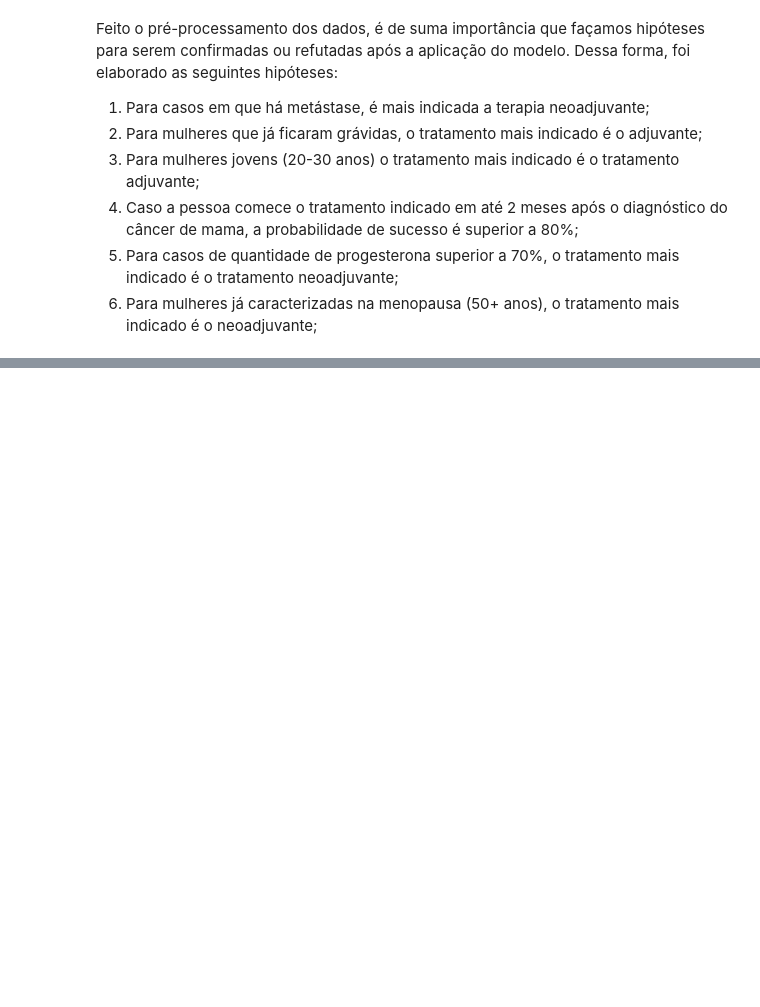
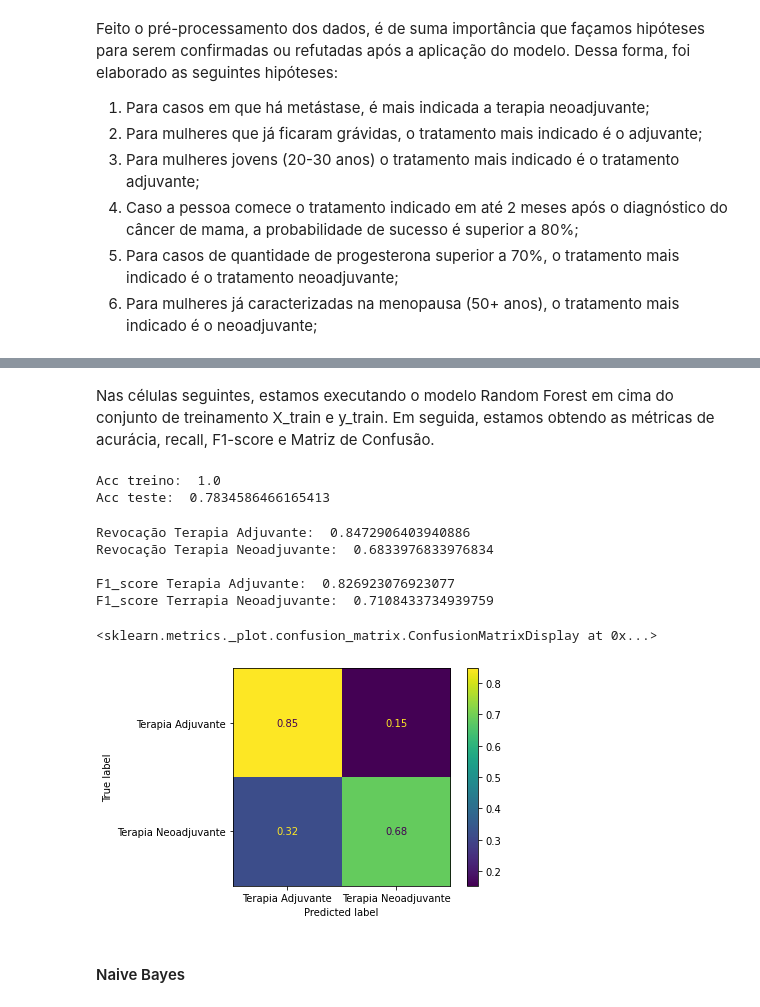
Before and after one commit to 2023M3T5-Inteli/grupo6, a Jupyter notebook: notebooks/OFICIAL.ipynb, the cells around one changed output, grey strips where cells are left out. Cells and saved outputs as stored; diff of their text form; code cells hidden in the pictures; blank space fills up the shorter version.

```diff
--- a/notebooks/OFICIAL.ipynb
+++ b/notebooks/OFICIAL.ipynb
@@ -969,0 +2098,41 @@ Feito o pré-processamento dos dados, é de suma importância que façamos hipó
+# %% [markdown]
+Nas células seguintes, estamos executando o modelo Random Forest em cima do conjunto de treinamento X_train e y_train. Em seguida, estamos obtendo as métricas de acurácia, recall, F1-score e Matriz de Confusão.
+# %%
+from sklearn.ensemble import RandomForestClassifier
+
+rf = RandomForestClassifier()
+rf.fit( X_train, y_train.squeeze() )
+print('Acc treino: ', rf.score(X_train, y_train ))
+print('Acc teste: ', rf.score(X_test, y_test.squeeze() ))
+# %% [output]
+Acc treino:  1.0
+Acc teste:  0.7834586466165413
+# %%
+y_pred = rf.predict(X_test)
+# %%
+# Obtendo o Recall da Terapia Adjuvante e Neoadjuvante
+print( 'Revocação Terapia Adjuvante: ', recall_score( y_test, y_pred, pos_label='Terapia Adjuvante'))
+print( 'Revocação Terapia Neoadjuvante: ', recall_score( y_test, y_pred, pos_label='Terapia Neoadjuvante'))
+
+# Obtendo o F1-Score da Terapia Adjuvante e Neoadjuvante
+print( '\nF1_score Terapia Adjuvante: ', f1_score( y_test, y_pred, pos_label='Terapia Adjuvante'))
+print( 'F1_score Terrapia Neoadjuvante: ', f1_score( y_test, y_pred, pos_label='Terapia Neoadjuvante'))
+# %% [output]
+Revocação Terapia Adjuvante:  0.8472906403940886
+Revocação Terapia Neoadjuvante:  0.6833976833976834
+
+F1_score Terapia Adjuvante:  0.826923076923077
+F1_score Terrapia Neoadjuvante:  0.7108433734939759
+# %%
+cm = confusion_matrix(y_test, y_pred, normalize='true')
+
+# versão visualmente mais bonita da matriz de confusão
+disp = ConfusionMatrixDisplay(confusion_matrix=cm,
+                              display_labels=rf.classes_)
+
+disp.plot()
+# %% [output]
+<sklearn.metrics._plot.confusion_matrix.ConfusionMatrixDisplay at 0x...>
+[figure, added]
+# %% [markdown]
+#### Naive Bayes
```
Also changed, not shown: parts of 163 cells of this notebook.
